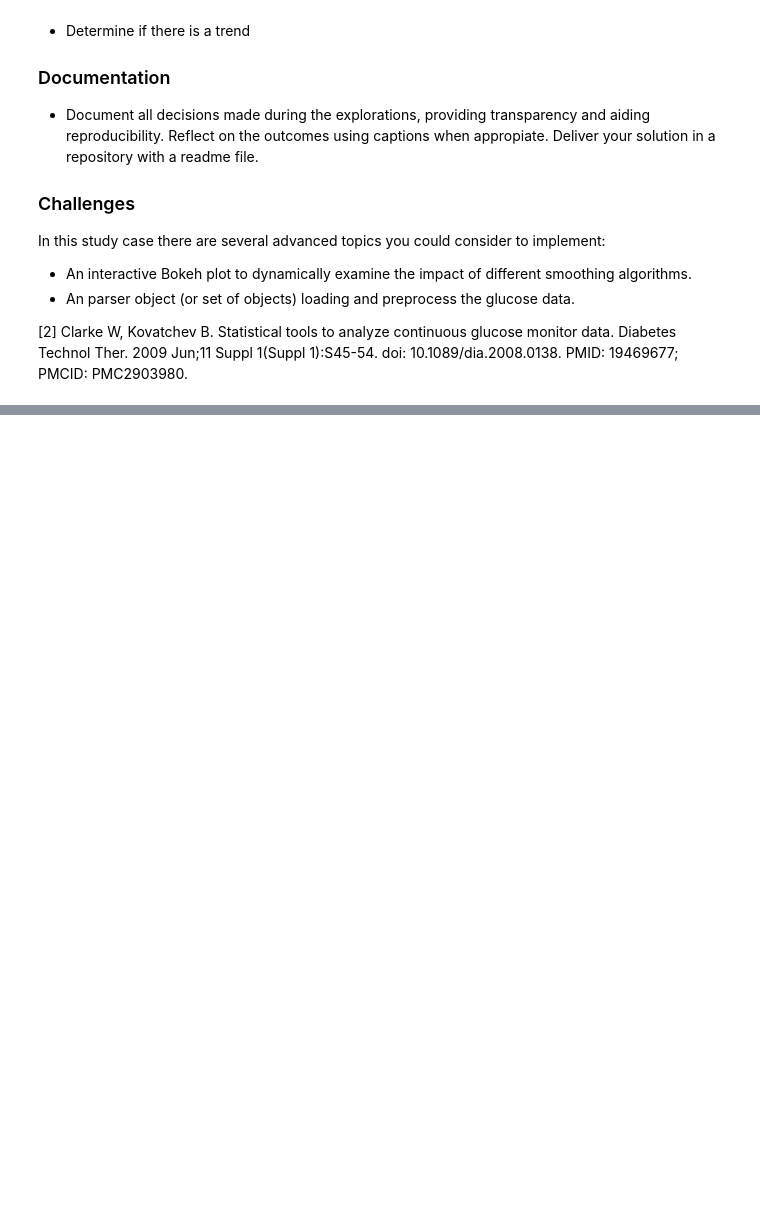
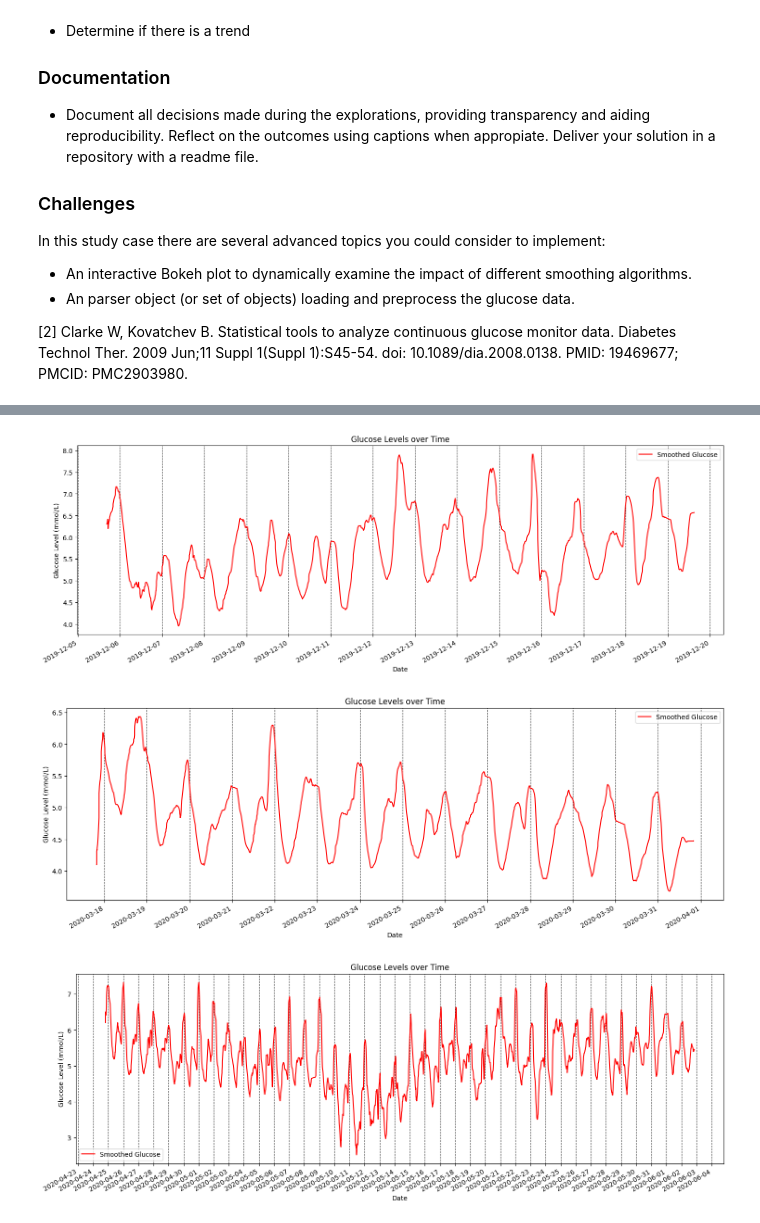
Before and after one commit to Mahsa-Zf/Prog3, a Jupyter notebook: glucose/logbook/logbook.ipynb, the cells around one changed output, grey strips where cells are left out. Saved outputs shown, nothing was run; the diff lists cells and outputs as text; code cells hidden in the pictures; blank space fills up the shorter version.

```diff
--- a/glucose/logbook/logbook.ipynb
+++ b/glucose/logbook/logbook.ipynb
@@ -461,0 +514,10 @@ In this study case there are several advanced topics you could consider to imple
+# %%
+from scripts.analysis import glucose_smoother_plotter
+
+window_size = 20
+for (start, end) in [('2019-12-05', '2019-12-19'), ('2020-03-17', '2020-03-31'), ['2020-04-24', '2020-06-02']]:
+    glucose_smoother_plotter(glcs_filtrd, start, end, window_size, original=False)
+# %% [output]
+[figure, added]
+[figure, added]
+[figure, added]
```
Also changed, not shown: parts of 29 cells of this notebook, 1 other file.
